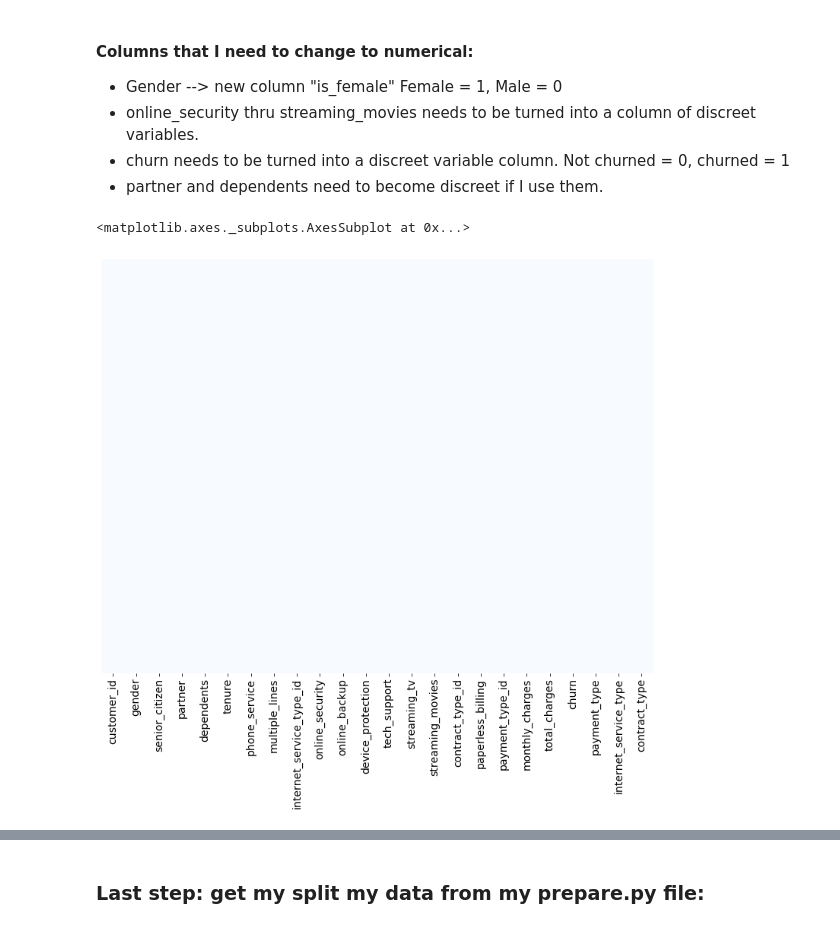
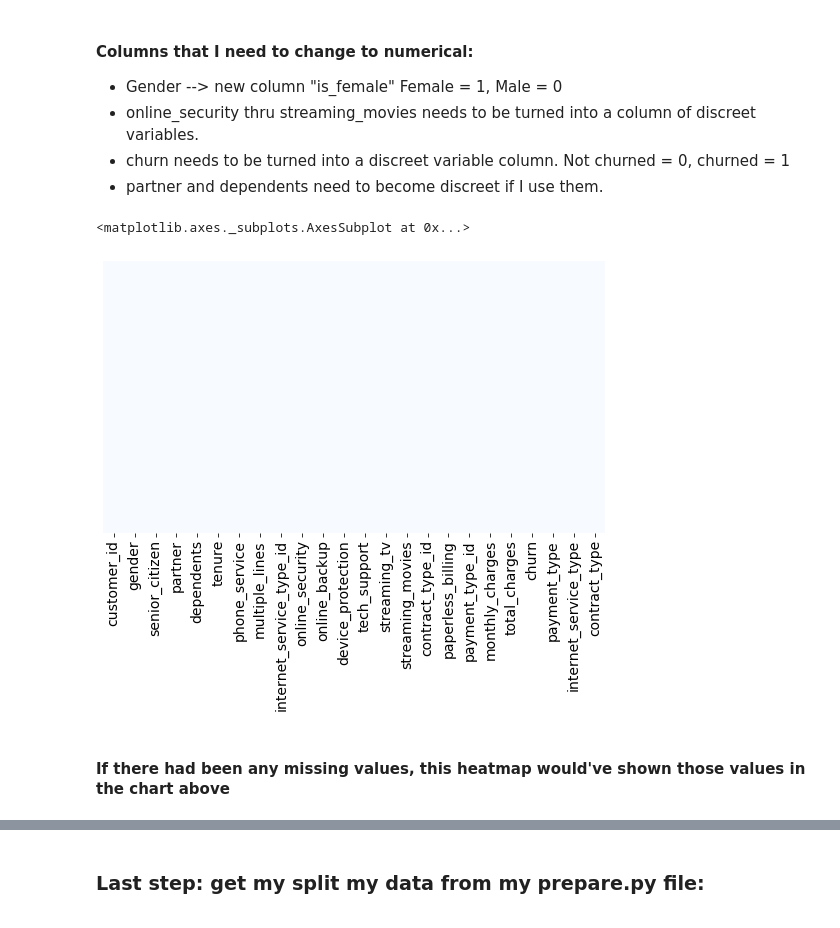
Before and after one commit to lukewbecker/telco-churn-project, a Jupyter notebook: telco_churn_project.ipynb, the cells around one changed output, grey strips where cells are left out. Cells and saved outputs as stored; diff of their text form; code cells hidden in the pictures.

```diff
--- a/telco_churn_project.ipynb
+++ b/telco_churn_project.ipynb
@@ -115,10 +136,16 @@ pd.set_option('display.max_columns', 999)
 # %%
 # A quick visualization technique using a heatmap shows there are no missing values in the columns. Meaning we have fairly clean data.
 
+
+
+plt.figure(figsize=(9, 5))
+
 sns.heatmap(telco.isnull(), yticklabels = False, cbar = False, cmap = 'Blues')
 # %% [output]
 <matplotlib.axes._subplots.AxesSubplot at 0x...>
-[figure, old version]
+[figure, new version]
+# %% [markdown]
+#### If there had been any missing values, this heatmap would've shown those values in the chart above
 # %%
 # Further confirmation there are no missing values that need to be imputed.
 
```
Also changed, not shown: parts of 5 cells of this notebook, 1 other file.
